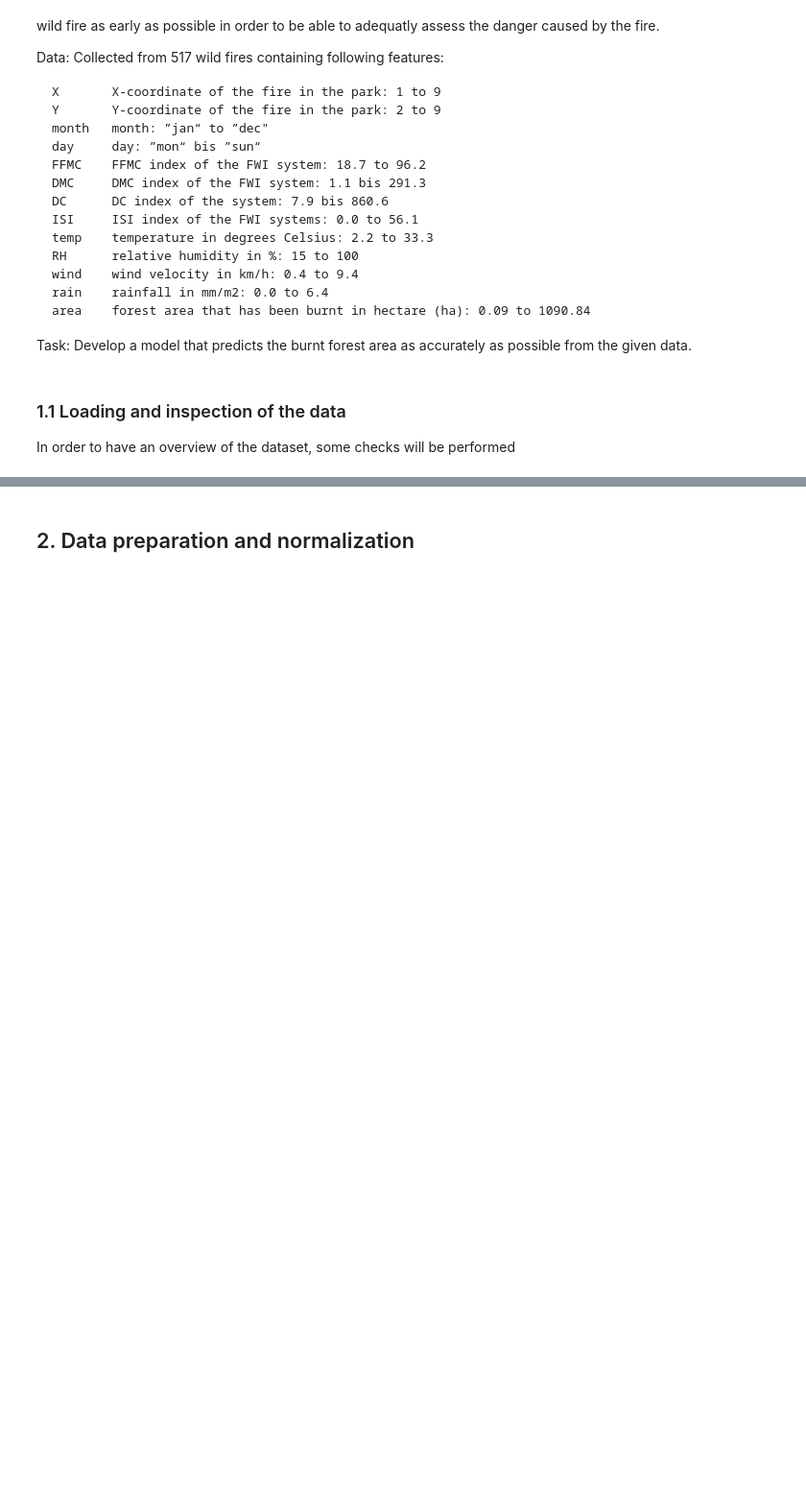
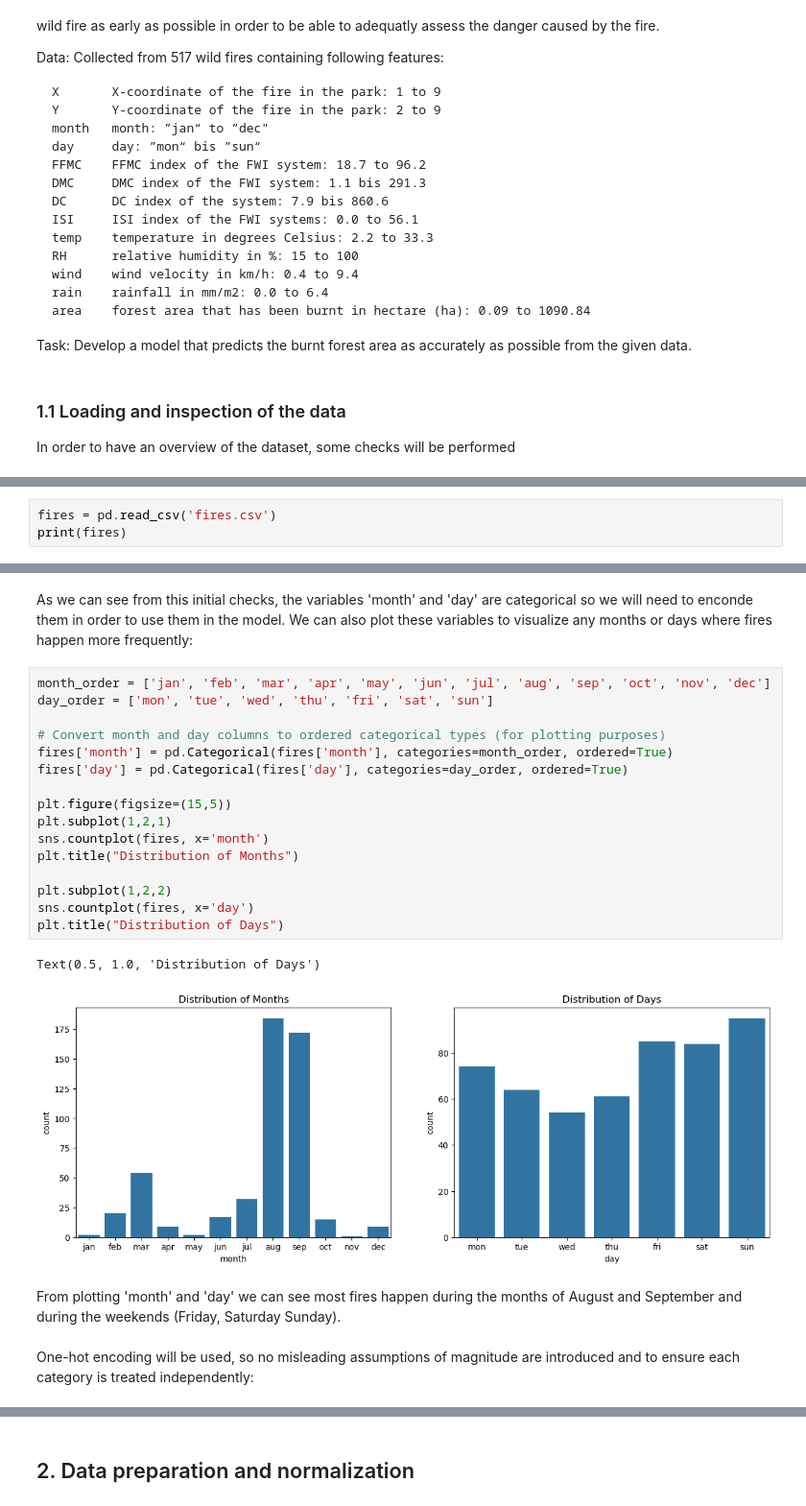
Before and after one commit to laurasck14/MLI2024, a Jupyter notebook: ml_LS.ipynb, the cells around one changed output, grey strips where cells are left out. Shown: that part at 96% size. Drawn from its saved outputs; the diff is of its cells as text; blank space fills up the shorter version.

Commit message:
data visualizattions

```diff
--- a/ml_LS.ipynb
+++ b/ml_LS.ipynb
@@ -34,0 +41,3 @@ In order to have an overview of the dataset, some checks will be performed
+# %%
+fires = pd.read_csv('fires.csv')
+print(fires)
@@ -34,0 +80,24 @@ In order to have an overview of the dataset, some checks will be performed
+# %% [markdown]
+As we can see from this initial checks, the variables 'month' and 'day' are categorical so we will need to enconde them in order to use them in the model. We can also plot these variables to visualize any months or days where fires happen more frequently:
+# %%
+month_order = ['jan', 'feb', 'mar', 'apr', 'may', 'jun', 'jul', 'aug', 'sep', 'oct', 'nov', 'dec']
+day_order = ['mon', 'tue', 'wed', 'thu', 'fri', 'sat', 'sun']
+
+# Convert month and day columns to ordered categorical types (for plotting purposes)
+fires['month'] = pd.Categorical(fires['month'], categories=month_order, ordered=True)
+fires['day'] = pd.Categorical(fires['day'], categories=day_order, ordered=True)
+
+plt.figure(figsize=(15,5))
+plt.subplot(1,2,1)
+sns.countplot(fires, x='month')
+plt.title("Distribution of Months")
+
+plt.subplot(1,2,2)
+sns.countplot(fires, x='day')
+plt.title("Distribution of Days")
+# %% [output]
+Text(0.5, 1.0, 'Distribution of Days')
+[figure, added]
+# %% [markdown]
+From plotting 'month' and 'day' we can see most fires happen during the months of August and September and during the weekends (Friday, Saturday Sunday). <br><br>
+One-hot encoding will be used, so no misleading assumptions of magnitude are introduced and to ensure each category is treated independently:
```
Also changed, not shown: parts of 8 cells of this notebook.
